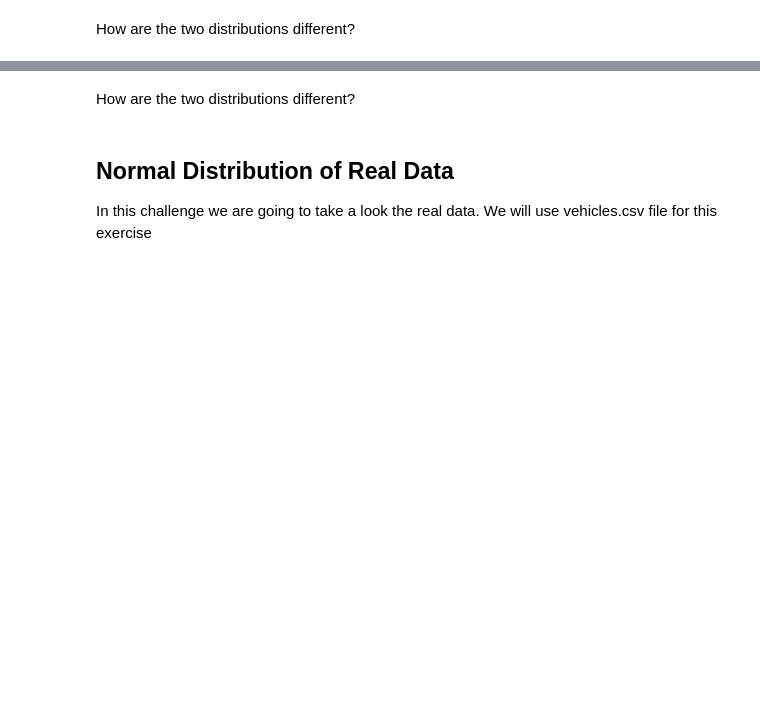
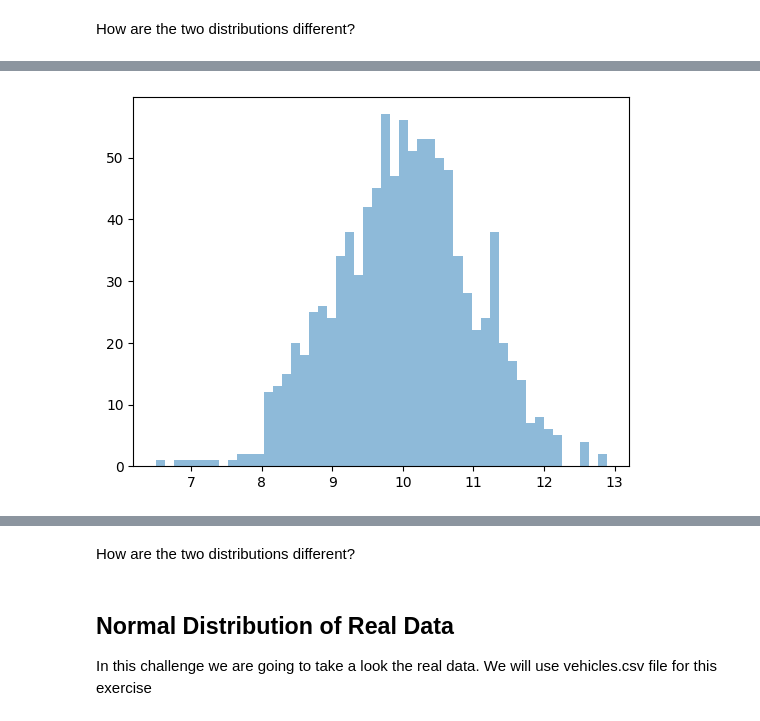
Before and after one commit to Ironhack-Data-Madrid-Enero-2023/6.1-lab-continuous-probability-distributions, a Jupyter notebook: your-code/main.ipynb, the cells around one changed output, grey strips where cells are left out. Saved outputs shown, nothing was run; the diff lists cells and outputs as text; code cells hidden in the pictures; blank space fills up the shorter version.

```diff
--- a/your-code/main.ipynb
+++ b/your-code/main.ipynb
@@ -69,0 +116,10 @@ Expected output:
+# %%
+def normal_ramdon(mean, std_dev, count):
+    return np.random.normal(mean, std_dev, count)
+# %%
+normal_ramdon_1 = normal_ramdon(10 , 1 , 1000)
+normal_ramdon_2 = normal_ramdon(10 , 50 , 1000)
+# %%
+plt.hist(normal_ramdon_1, bins=50, alpha=0.5, label='mean=10, std dev=1');
+# %% [output]
+[figure, added]
```
Also changed, not shown: parts of 25 cells of this notebook.
